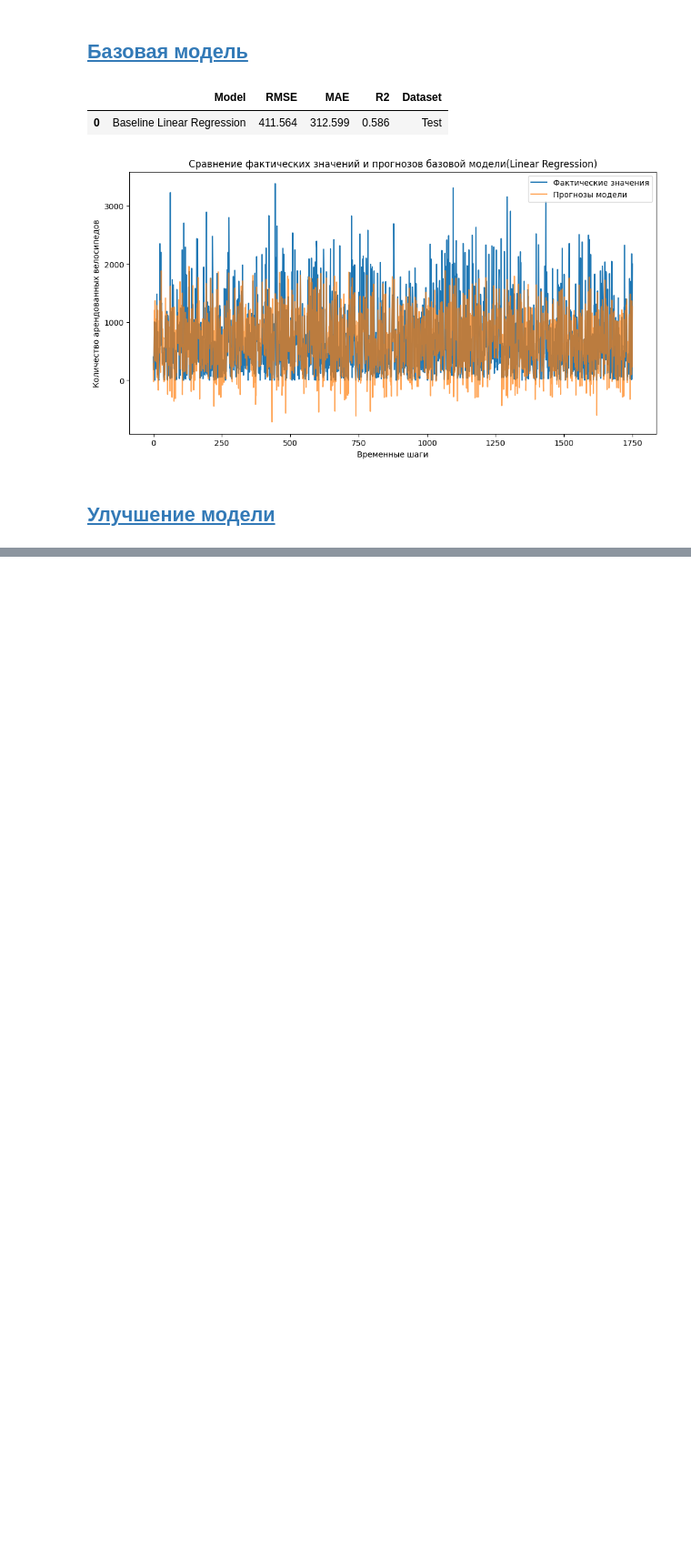
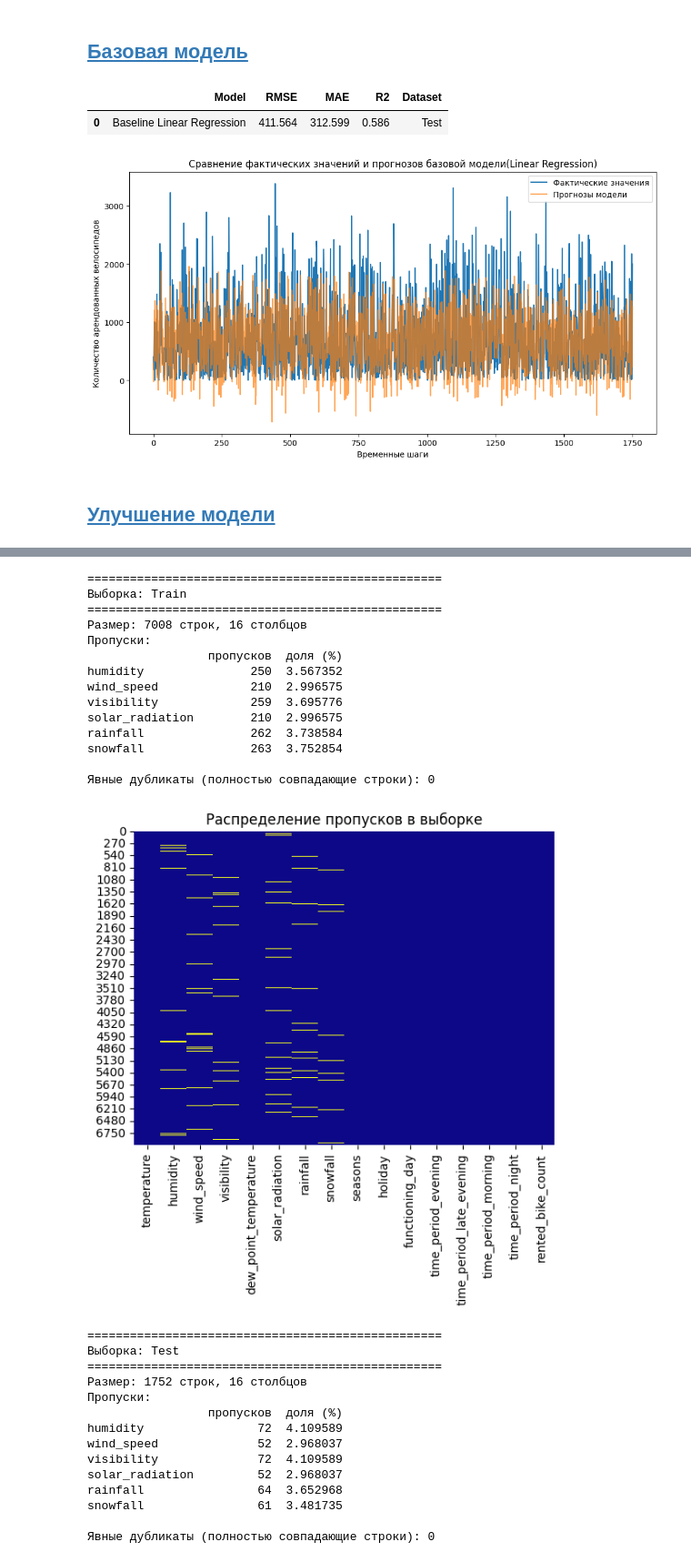
Before and after one commit to MEYakunin/Sprint14_Bike_Rental_Forecast, a Jupyter notebook: BikeSouth_nonlinear_demand_forecast.ipynb, the cells around one changed output, grey strips where cells are left out. Shown at 91% size. Saved outputs shown, nothing was run; the diff lists cells and outputs as text; code cells hidden in the pictures; blank space fills up the shorter version.

```diff
--- a/BikeSouth_nonlinear_demand_forecast.ipynb
+++ b/BikeSouth_nonlinear_demand_forecast.ipynb
@@ -181,0 +276,13 @@ plt.show()
+# %%
+for df in [train_data, test_data]:
+    # Удаляем всё, что находится в скобках (вместе со скобками)
+    column_names = df.columns.str.replace(r'\(.*?\)', '', regex=True)
+
+    # Убираем лишние пробелы в начале и в конце
+    column_names = column_names.str.strip()
+
+    # Приводим к нижнему регистру
+    column_names = column_names.str.lower()
+
+    # Заменяем пробелы на подчёркивания
+    df.columns = column_names.str.replace(' ', '_')
@@ -181,0 +383,59 @@ plt.show()
+# %%
+def missing_duplicates_report(df, name):
+    print(f"\n{'='*50}")
+    print(f"Выборка: {name}")
+    print(f"{'='*50}")
+    print(f"Размер: {df.shape[0]} строк, {df.shape[1]} столбцов")
+
+    # Пропуски
+    missing = df.isnull().sum()
+    missing_pct = 100 * missing / len(df)
+    missing_report = pd.DataFrame({'пропусков': missing, 'доля (%)': missing_pct})
+    missing_report = missing_report[missing_report['пропусков'] > 0]
+    if len(missing_report) > 0:
+        print("Пропуски:")
+        print(missing_report)
+    else:
+        print("Пропуски отсутствуют.")
+
+    # Явные дубликаты (полностью одинаковые строки)
+    explicit_dups = df.duplicated().sum()
+    print(f"\nЯвные дубликаты (полностью совпадающие строки): {explicit_dups}")
+
+    # Визуализация распределения пропусков
+    sns.heatmap(df.isnull(), cbar=False, cmap='plasma')
+    plt.title('Распределение пропусков в выборке')
+    plt.show()
+# %%
+for data, name in [(train_data, 'Train'), (test_data, 'Test')]:
+    missing_duplicates_report(data, name)
+# %% [output]
+==================================================
+Выборка: Train
+==================================================
+Размер: 7008 строк, 16 столбцов
+Пропуски:
+                 пропусков  доля (%)
+humidity               250  3.567352
+wind_speed             210  2.996575
+visibility             259  3.695776
+solar_radiation        210  2.996575
+rainfall               262  3.738584
+snowfall               263  3.752854
+
+Явные дубликаты (полностью совпадающие строки): 0
+[figure, added]
+==================================================
+Выборка: Test
+==================================================
+Размер: 1752 строк, 16 столбцов
+Пропуски:
+                 пропусков  доля (%)
+humidity                72  4.109589
+wind_speed              52  2.968037
+visibility              72  4.109589
+solar_radiation         52  2.968037
+rainfall                64  3.652968
+snowfall                61  3.481735
+
+Явные дубликаты (полностью совпадающие строки): 0
```
Also changed, not shown: parts of 14 cells of this notebook, 1 other file.
